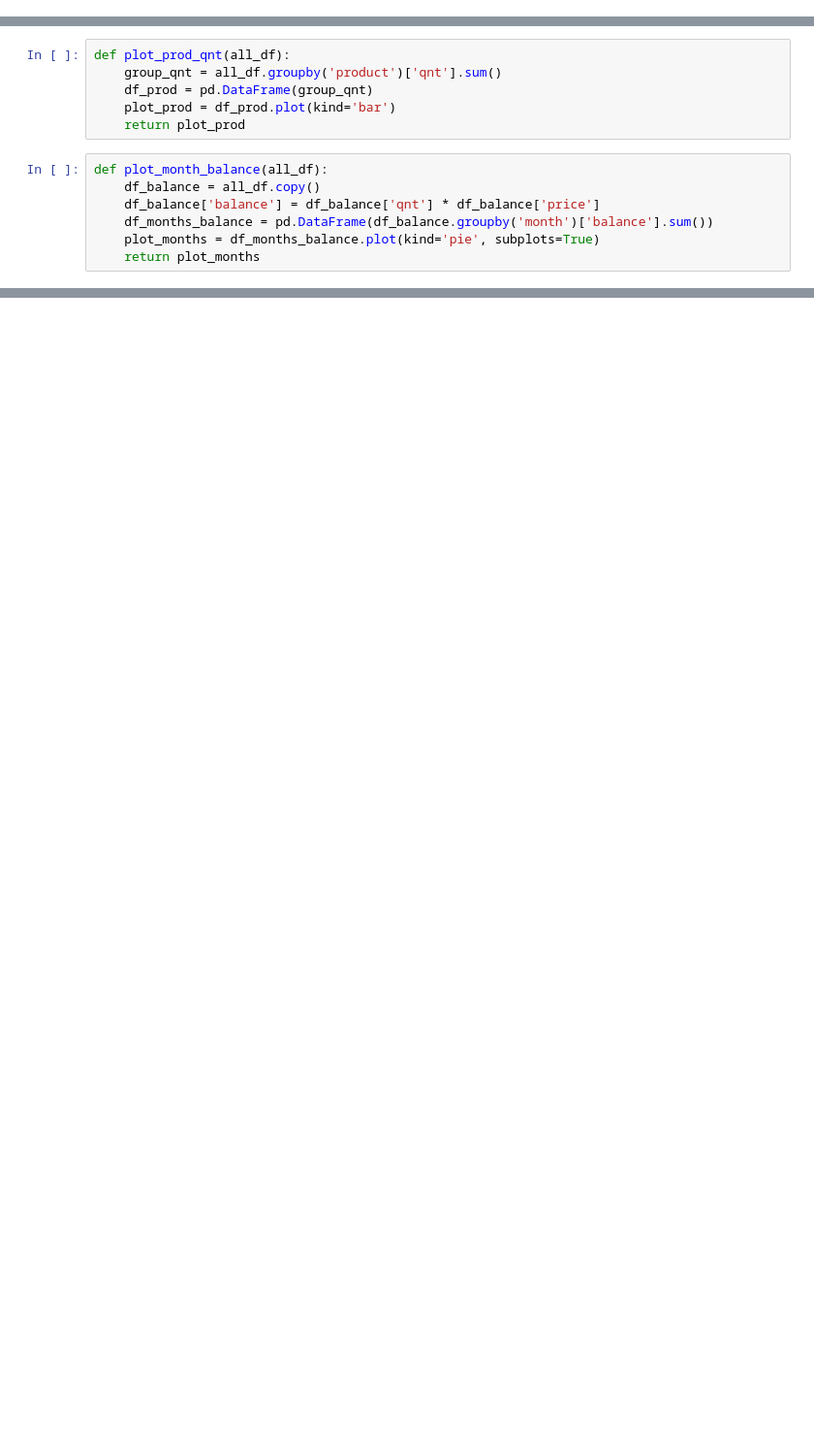
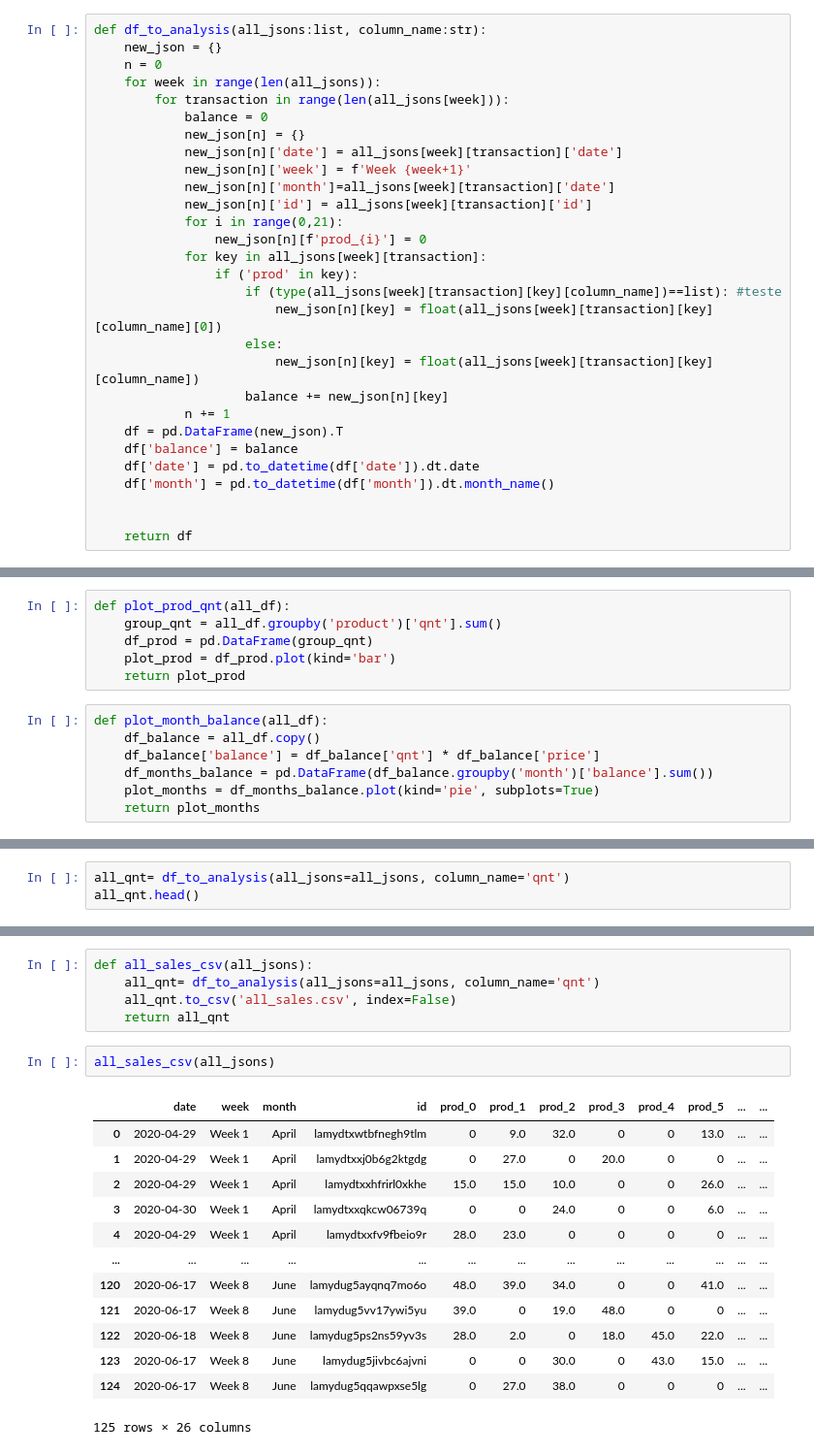
Before and after one commit to augustoanastacio/Projeto3-DT, a Jupyter notebook: ph_functions.ipynb, the cells around one changed output, grey strips where cells are left out. Shown: that part at 97% size. Saved outputs shown, nothing was run; the diff lists cells and outputs as text; blank space fills up the shorter version.

```diff
--- a/ph_functions.ipynb
+++ b/ph_functions.ipynb
@@ -108,0 +98,29 @@ def balance_product(df):
+# %%
+def df_to_analysis(all_jsons:list, column_name:str):
+    new_json = {}
+    n = 0
+    for week in range(len(all_jsons)):
+        for transaction in range(len(all_jsons[week])):
+            balance = 0
+            new_json[n] = {}
+            new_json[n]['date'] = all_jsons[week][transaction]['date']
+            new_json[n]['week'] = f'Week {week+1}'
+            new_json[n]['month']=all_jsons[week][transaction]['date']
+            new_json[n]['id'] = all_jsons[week][transaction]['id']
+            for i in range(0,21):
+                new_json[n][f'prod_{i}'] = 0
+            for key in all_jsons[week][transaction]:
+                if ('prod' in key):
+                    if (type(all_jsons[week][transaction][key][column_name])==list): #teste
+                        new_json[n][key] = float(all_jsons[week][transaction][key][column_name][0])
+                    else:
+                        new_json[n][key] = float(all_jsons[week][transaction][key][column_name])
+                    balance += new_json[n][key]
+            n += 1
+    df = pd.DataFrame(new_json).T
+    df['balance'] = balance
+    df['date'] = pd.to_datetime(df['date']).dt.date
+    df['month'] = pd.to_datetime(df['month']).dt.month_name()
+
+
+    return df
@@ -153,0 +176,3 @@ array([<AxesSubplot:ylabel='balance'>], dtype=object)
+# %%
+all_qnt= df_to_analysis(all_jsons=all_jsons, column_name='qnt')
+all_qnt.head()
@@ -153,0 +187,21 @@ array([<AxesSubplot:ylabel='balance'>], dtype=object)
+# %%
+def all_sales_csv(all_jsons):
+    all_qnt= df_to_analysis(all_jsons=all_jsons, column_name='qnt')
+    all_qnt.to_csv('all_sales.csv', index=False)
+    return all_qnt
+# %%
+all_sales_csv(all_jsons)
+# %% [output]
+|  | date | week | month | id | prod_0 | prod_1 | prod_2 | prod_3 | prod_4 | prod_5 | ... | ... |
+| 0 | 2020-04-29 | Week 1 | April | lamydtxwtbfnegh9tlm | 0 | 9.0 | 32.0 | 0 | 0 | 13.0 | ... | ... |
+| 1 | 2020-04-29 | Week 1 | April | lamydtxxj0b6g2ktgdg | 0 | 27.0 | 0 | 20.0 | 0 | 0 | ... | ... |
+| 2 | 2020-04-29 | Week 1 | April | lamydtxxhfrirl0xkhe | 15.0 | 15.0 | 10.0 | 0 | 0 | 26.0 | ... | ... |
+| 3 | 2020-04-30 | Week 1 | April | lamydtxxqkcw06739q | 0 | 0 | 24.0 | 0 | 0 | 6.0 | ... | ... |
+| 4 | 2020-04-29 | Week 1 | April | lamydtxxfv9fbeio9r | 28.0 | 23.0 | 0 | 0 | 0 | 0 | ... | ... |
+| ... | ... | ... | ... | ... | ... | ... | ... | ... | ... | ... | ... | ... |
+| 120 | 2020-06-17 | Week 8 | June | lamydug5ayqnq7mo6o | 48.0 | 39.0 | 34.0 | 0 | 0 | 41.0 | ... | ... |
+| 121 | 2020-06-17 | Week 8 | June | lamydug5vv17ywi5yu | 39.0 | 0 | 19.0 | 48.0 | 0 | 0 | ... | ... |
+| 122 | 2020-06-18 | Week 8 | June | lamydug5ps2ns59yv3s | 28.0 | 2.0 | 0 | 18.0 | 45.0 | 22.0 | ... | ... |
+| 123 | 2020-06-17 | Week 8 | June | lamydug5jivbc6ajvni | 0 | 0 | 30.0 | 0 | 43.0 | 15.0 | ... | ... |
+| 124 | 2020-06-17 | Week 8 | June | lamydug5qqawpxse5lg | 0 | 27.0 | 38.0 | 0 | 0 | 0 | ... | ... |
+125 rows × 26 columns
```
Also changed, not shown: parts of 8 cells of this notebook, 1 other file.
